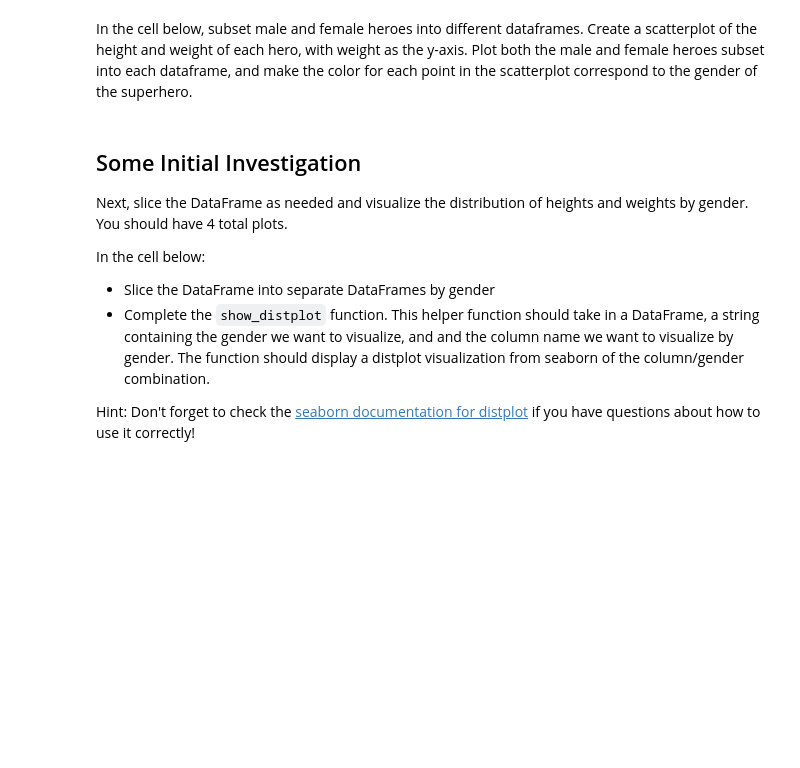
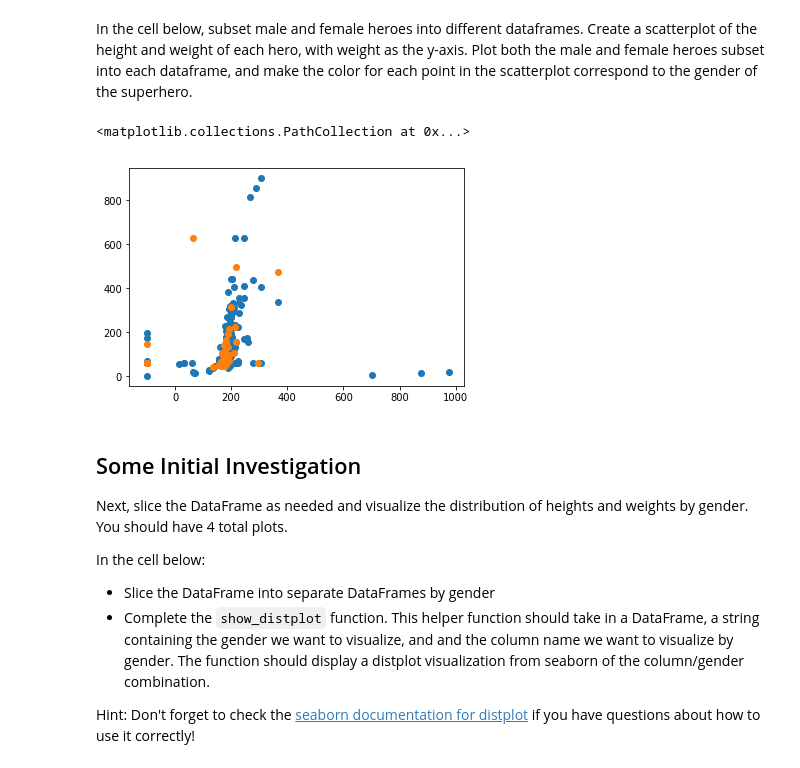
Before and after one commit to slieb74/dsc-1-04-13-project-data-cleaning-nyc-career-ds-062518, a Jupyter notebook: index.ipynb, the cells around one changed output. Drawn from its saved outputs; the diff is of its cells as text; code cells hidden in the pictures; blank space fills up the shorter version.

```diff
--- a/index.ipynb
+++ b/index.ipynb
@@ -234,7 +234,11 @@ In the cell below, subset male and female heroes into different dataframes.  Cre
 male_df = heroes_and_powers_df[heroes_and_powers_df.Gender=='Male']
 female_df = heroes_and_powers_df[heroes_and_powers_df.Gender=='Female']
 # %%
-plt.scatter(male_df.Height)
+plt.scatter(male_df.Height, male_df.Weight)
+plt.scatter(female_df.Height, female_df.Weight)
+# %% [output]
+<matplotlib.collections.PathCollection at 0x...>
+[figure, added]
 # %% [markdown]
 ## Some Initial Investigation
 
```
